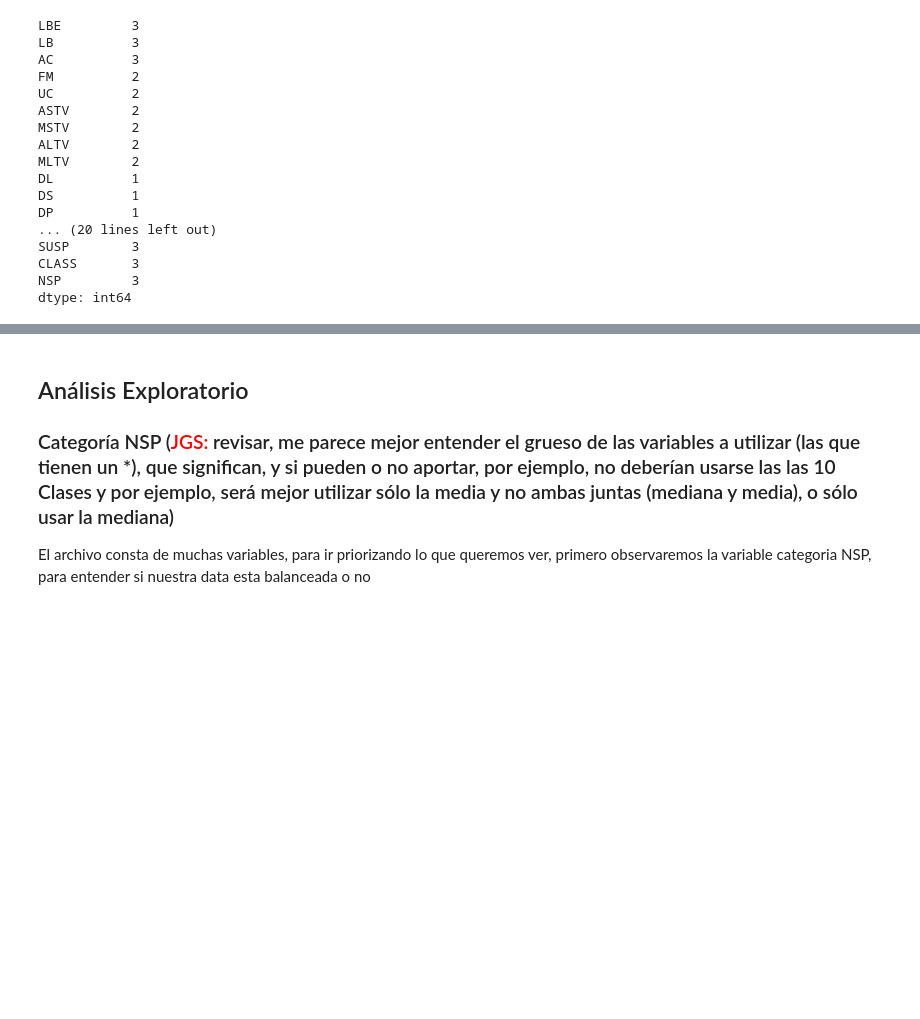
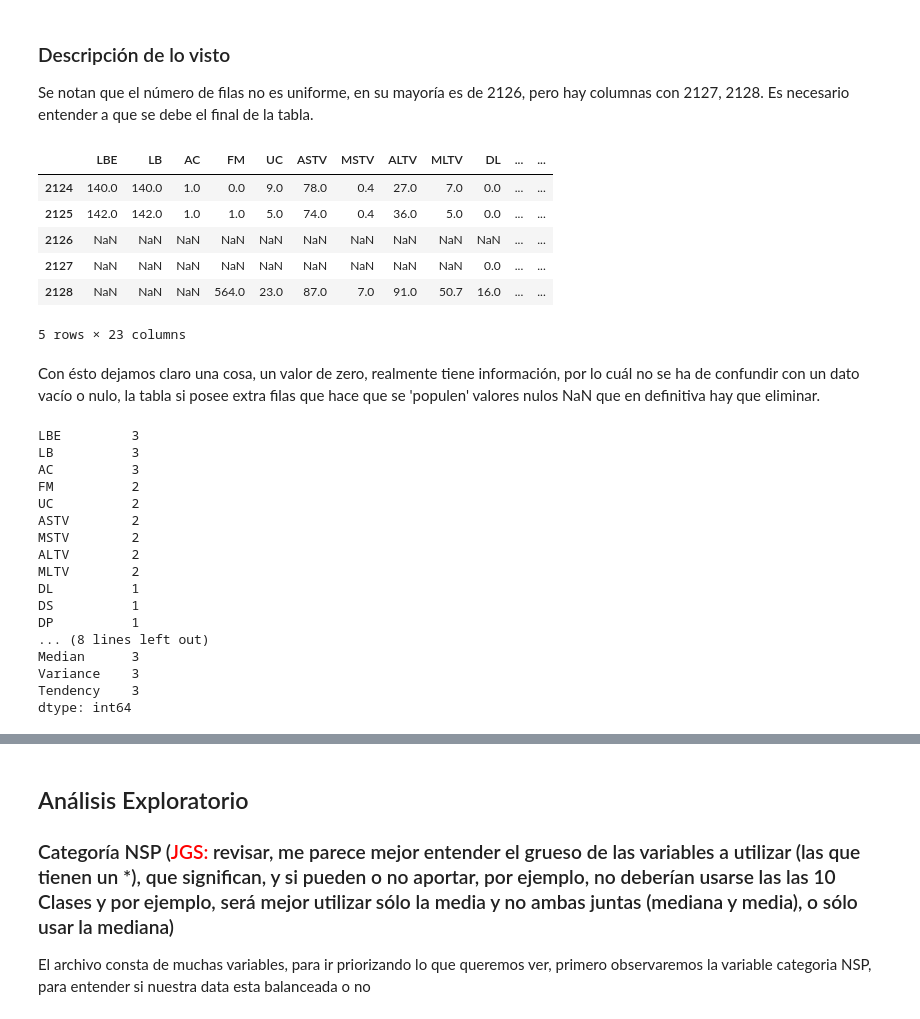
Before and after one commit to moqca/ia_masterrs, a Jupyter notebook: apre_aut/mexmiart03_act3/act3.ipynb, the cells around one changed output, grey strips where cells are left out. Cells and saved outputs as stored; diff of their text form; code cells hidden in the pictures; blank space fills up the shorter version.

```diff
--- a/apre_aut/mexmiart03_act3/act3.ipynb
+++ b/apre_aut/mexmiart03_act3/act3.ipynb
@@ -37,6 +90,9 @@ plt.style.use('ggplot')
 data = pd.read_csv('CTG.csv')
 ###Removemos las primeras cinco columnas ya que no aportan información valiosa al análisis futuro
 data = data.drop(columns=['FileName', 'Date', 'SegFile', 'b', 'e'])
+###Hacemos lo propio con las columnas que corresponde a las clasificaciones
+data = data.drop(columns=['A','B','C','D','E','AD','DE','LD','FS','SUSP','CLASS','NSP'])
+###Dejando de esa manera solo los datos que proveen la informacion del estudio
 data.head()
 # %% [output]
 |  | LBE | LB | AC | FM | UC | ASTV | MSTV | ALTV | MLTV | DL | ... | ... |
@@ -144,6 +126,25 @@ lista de variables (omitidas las primero cinco columnas para este estudio), para
+# %% [markdown]
+### Descripción de lo visto
+
+Se notan que el número de filas no es uniforme, en su mayoría es de 2126, pero hay columnas con 2127, 2128.
+Es necesario entender a que se debe el final de la tabla.
+# %%
+##Viendo el fondo de la tabla para identificar posibles datos extra.
+data.tail()
+# %% [output]
+|  | LBE | LB | AC | FM | UC | ASTV | MSTV | ALTV | MLTV | DL | ... | ... |
+| 2124 | 140.0 | 140.0 | 1.0 | 0.0 | 9.0 | 78.0 | 0.4 | 27.0 | 7.0 | 0.0 | ... | ... |
+| 2125 | 142.0 | 142.0 | 1.0 | 1.0 | 5.0 | 74.0 | 0.4 | 36.0 | 5.0 | 0.0 | ... | ... |
+| 2126 | NaN | NaN | NaN | NaN | NaN | NaN | NaN | NaN | NaN | NaN | ... | ... |
+| 2127 | NaN | NaN | NaN | NaN | NaN | NaN | NaN | NaN | NaN | 0.0 | ... | ... |
+| 2128 | NaN | NaN | NaN | 564.0 | 23.0 | 87.0 | 7.0 | 91.0 | 50.7 | 16.0 | ... | ... |
+5 rows × 23 columns
+# %% [markdown]
+Con ésto dejamos claro una cosa, un valor de zero, realmente tiene información, por lo cuál no se ha de confundir con un dato vacío o nulo, la tabla si posee extra filas que hace que se 'populen' valores nulos NaN que en definitiva hay que eliminar.
 # %%
 ###Confirmamos cuantos valores nulos existen por columna
-data.isnull().sum()
+#data.isnull().sum()
+data.isna().sum()
 # %% [output]
 LBE         3
 LB          3
@@ -157,8 +158,8 @@ MLTV        2
 DL          1
 DS          1
 DP          1
-... (20 lines left out)
-SUSP        3
-CLASS       3
-NSP         3
+... (8 lines left out)
+Median      3
+Variance    3
+Tendency    3
 dtype: int64
```
Also changed, not shown: parts of 8 cells of this notebook.
